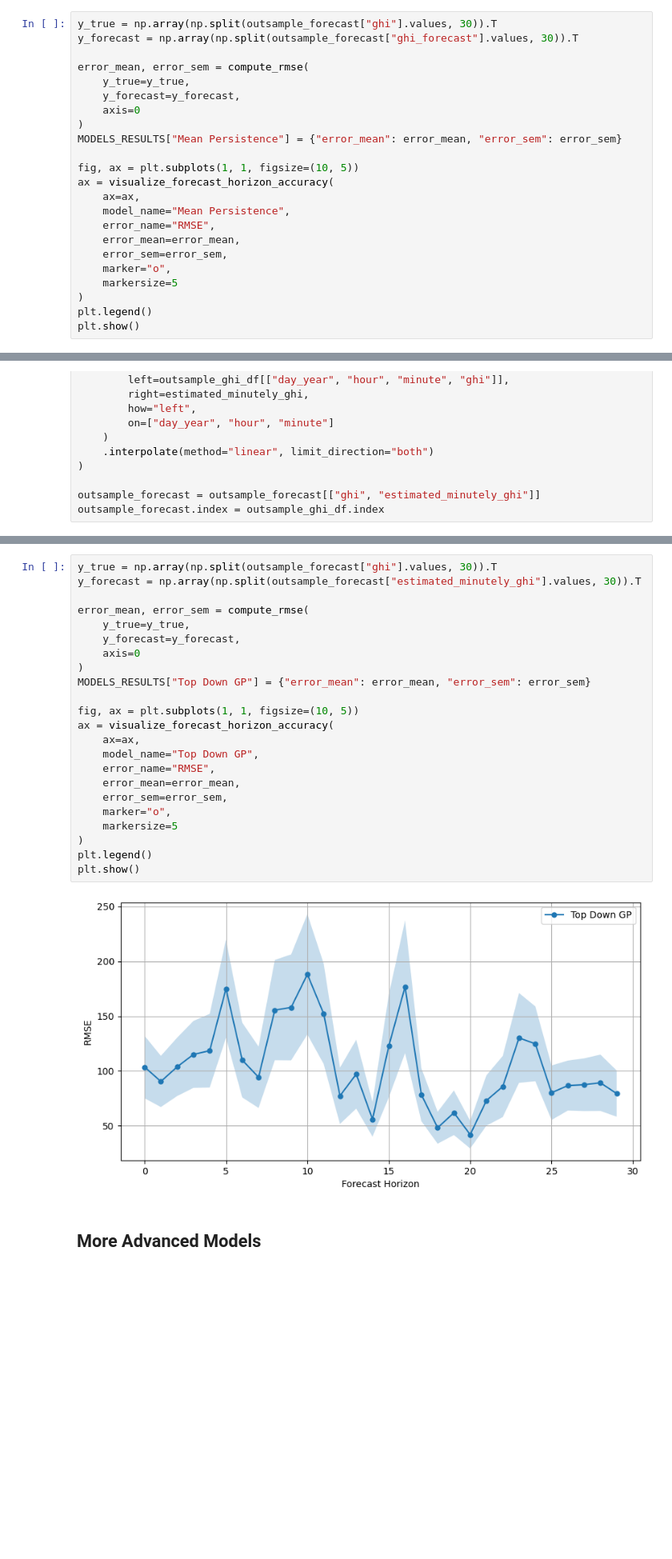
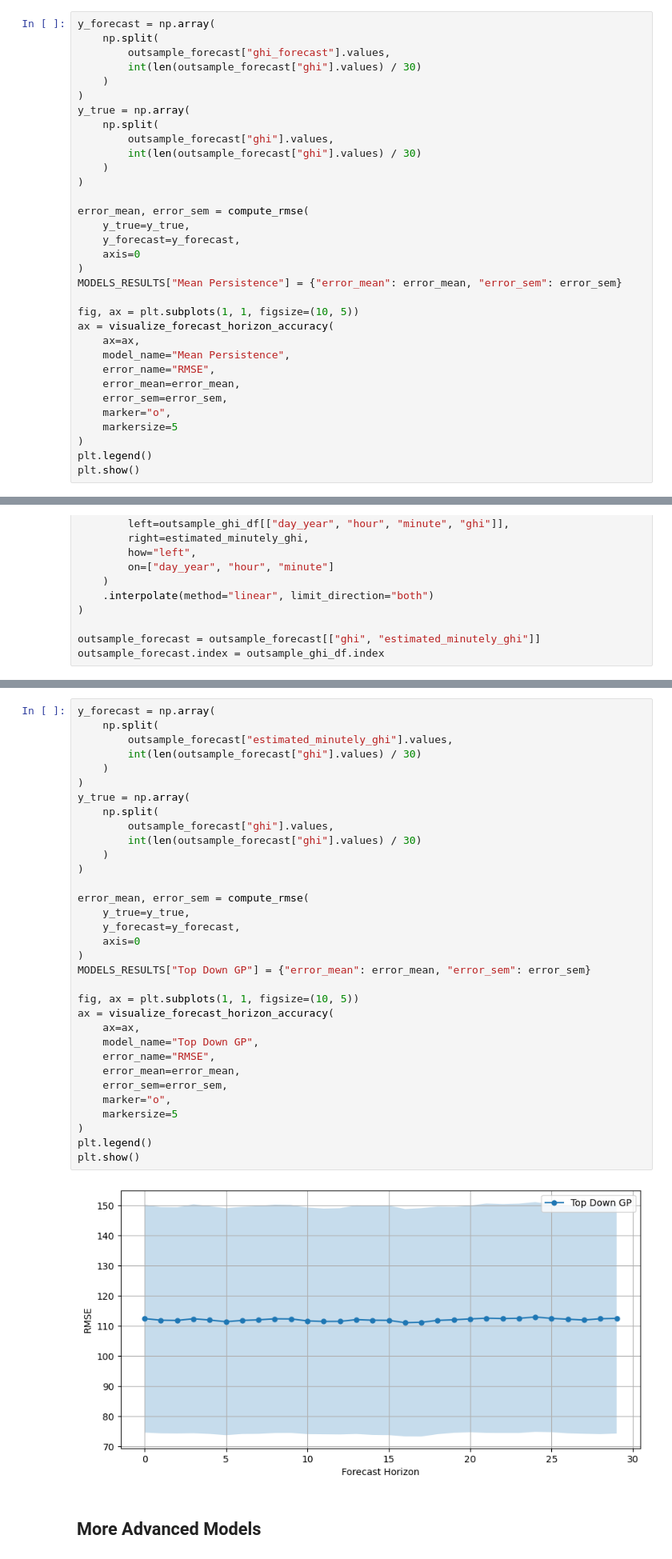
Before and after one commit to vb690/ghi_forecast, a Jupyter notebook: forecast.ipynb, the cells around one changed output, grey strips where cells are left out. Shown at 80% size. Cells and saved outputs as stored; diff of their text form; blank space fills up the shorter version.

```diff
--- a/forecast.ipynb
+++ b/forecast.ipynb
@@ -527,8 +530,18 @@ plt.show()
 # %% [output]
 [figure]
 # %%
-y_true = np.array(np.split(outsample_forecast["ghi"].values, 30)).T
-y_forecast = np.array(np.split(outsample_forecast["ghi_forecast"].values, 30)).T
+y_forecast = np.array(
+    np.split(
+        outsample_forecast["ghi_forecast"].values,
+        int(len(outsample_forecast["ghi"].values) / 30)
+    )
+)
+y_true = np.array(
+    np.split(
+        outsample_forecast["ghi"].values,
+        int(len(outsample_forecast["ghi"].values) / 30)
+    )
+)
 
 error_mean, error_sem = compute_rmse(
     y_true=y_true,
@@ -832,30 +843,40 @@ plt.show()
 # %% [output]
 [figure]
 # %%
-y_true = np.array(np.split(outsample_forecast["ghi"].values, 30)).T
-y_forecast = np.array(np.split(outsample_forecast["estimated_minutely_ghi"].values, 30)).T
+y_forecast = np.array(
+    np.split(
+        outsample_forecast["estimated_minutely_ghi"].values,
+        int(len(outsample_forecast["ghi"].values) / 30)
+    )
+)
+y_true = np.array(
+    np.split(
+        outsample_forecast["ghi"].values,
+        int(len(outsample_forecast["ghi"].values) / 30)
+    )
+)
 
 error_mean, error_sem = compute_rmse(
     y_true=y_true,
     y_forecast=y_forecast,
     axis=0
 )
 MODELS_RESULTS["Top Down GP"] = {"error_mean": error_mean, "error_sem": error_sem}
 
 fig, ax = plt.subplots(1, 1, figsize=(10, 5))
 ax = visualize_forecast_horizon_accuracy(
     ax=ax,
     model_name="Top Down GP",
     error_name="RMSE",
     error_mean=error_mean,
     error_sem=error_sem,
     marker="o",
     markersize=5
 )
 plt.legend()
 plt.show()
 # %% [output]
-[figure, old version]
+[figure, new version]
 # %% [markdown]
 ## More Advanced Models
 # %%
```
Also changed, not shown: parts of 20 cells of this notebook, 41 other files.
